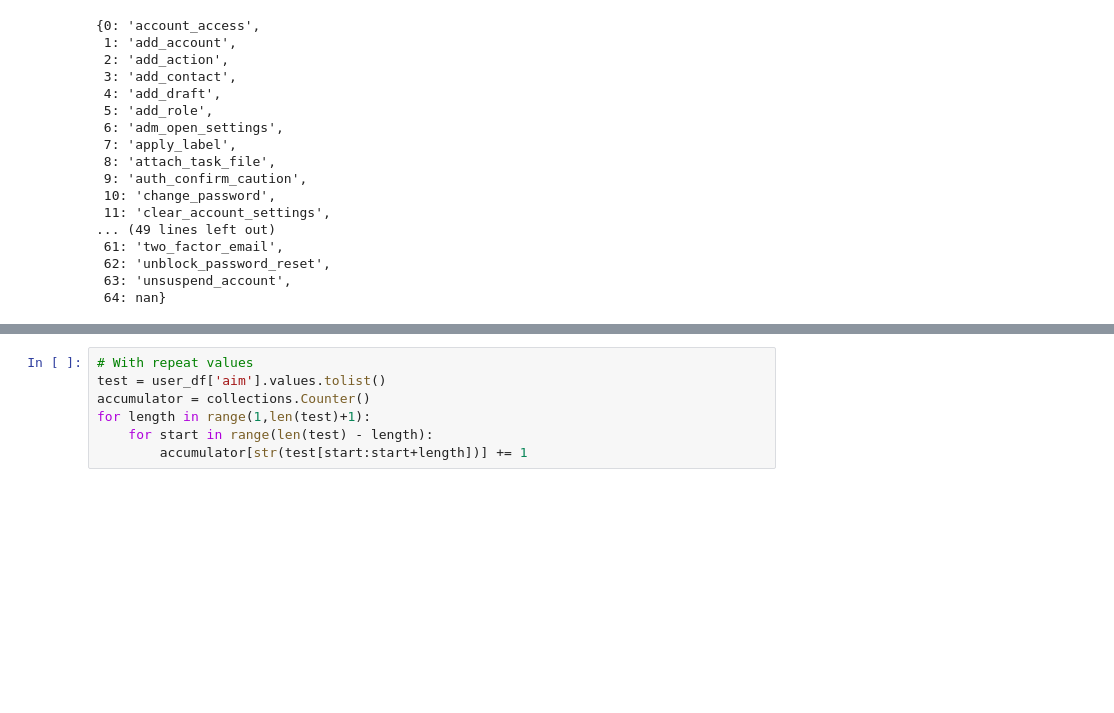
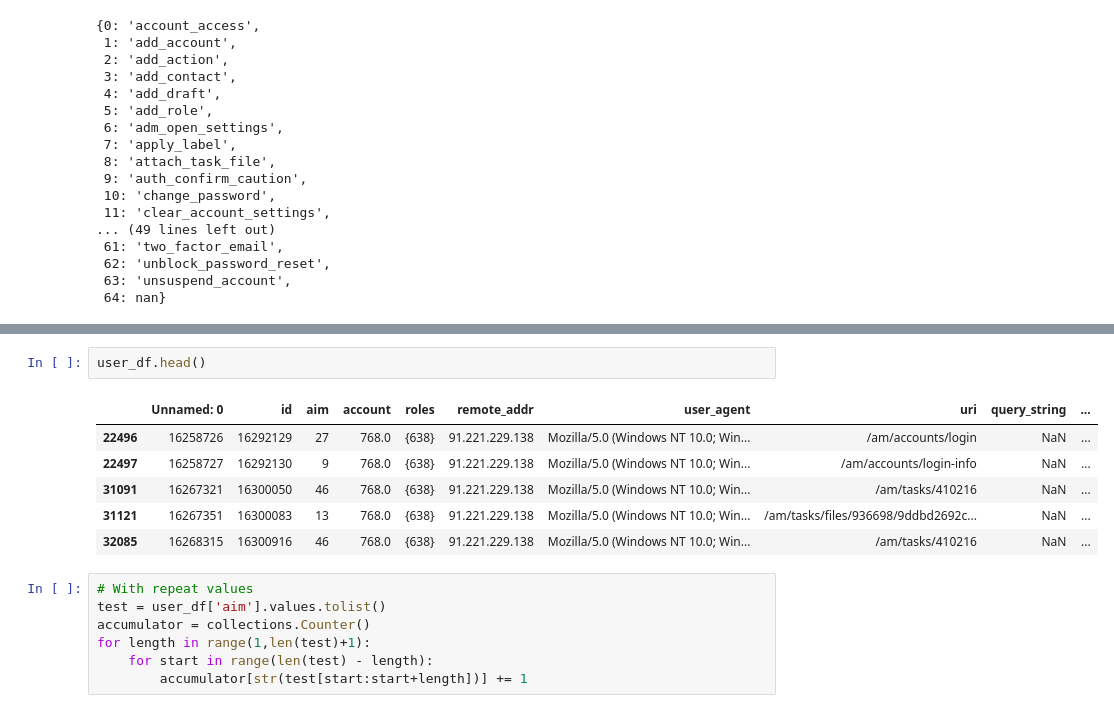
Before and after one commit to TadSas/UBA, a Jupyter notebook: User_pattern_detection.ipynb, the cells around one changed output, grey strips where cells are left out. Cells and saved outputs as stored; diff of their text form; blank space fills up the shorter version.

```diff
--- a/User_pattern_detection.ipynb
+++ b/User_pattern_detection.ipynb
@@ -53,3 +81,12 @@ mapping
+# %%
+user_df.head()
+# %% [output]
+|  | Unnamed: 0 | id | aim | account | roles | remote_addr | user_agent | uri | query_string | ... |
+| 22496 | 16258726 | 16292129 | 27 | 768.0 | {638} | 91.221.229.138 | Mozilla/5.0 (Windows NT 10.0; Win... | /am/accounts/login | NaN | ... |
+| 22497 | 16258727 | 16292130 | 9 | 768.0 | {638} | 91.221.229.138 | Mozilla/5.0 (Windows NT 10.0; Win... | /am/accounts/login-info | NaN | ... |
+| 31091 | 16267321 | 16300050 | 46 | 768.0 | {638} | 91.221.229.138 | Mozilla/5.0 (Windows NT 10.0; Win... | /am/tasks/410216 | NaN | ... |
+| 31121 | 16267351 | 16300083 | 13 | 768.0 | {638} | 91.221.229.138 | Mozilla/5.0 (Windows NT 10.0; Win... | /am/tasks/files/936698/9ddbd2692c... | NaN | ... |
+| 32085 | 16268315 | 16300916 | 46 | 768.0 | {638} | 91.221.229.138 | Mozilla/5.0 (Windows NT 10.0; Win... | /am/tasks/410216 | NaN | ... |
 # %%
 # With repeat values
 test = user_df['aim'].values.tolist()
```
Also changed, not shown: parts of 8 cells of this notebook, 2 other files.
